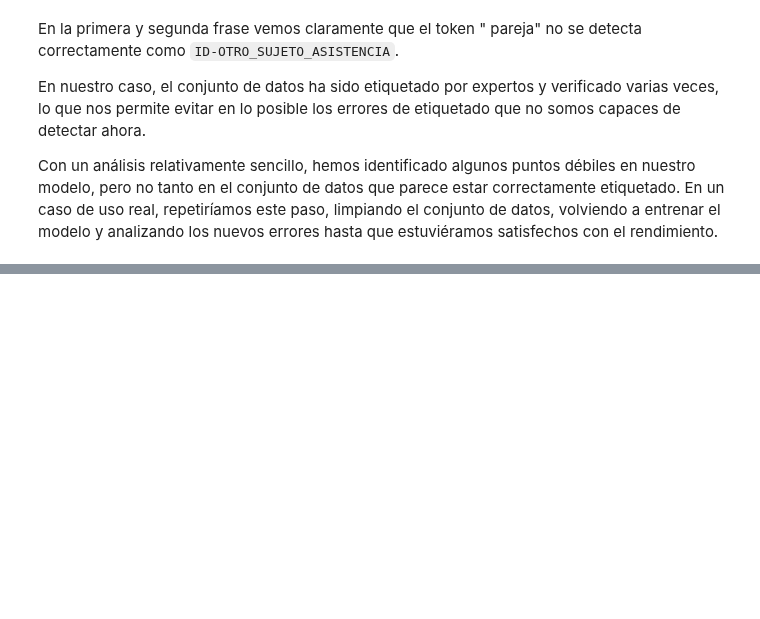
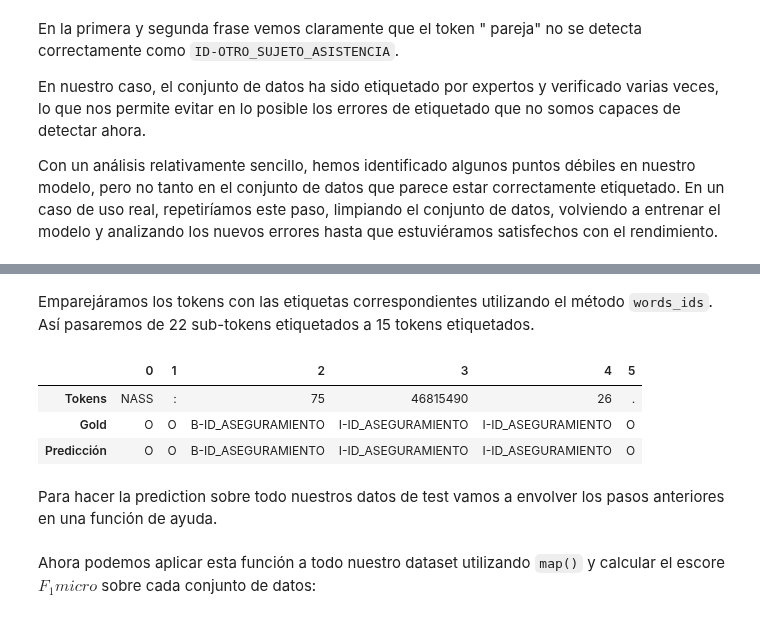
Before and after one commit to GuiGel/MedDocAn, a Jupyter notebook: cdti/meddocan/a_transformers.ipynb, the cells around one changed output, grey strips where cells are left out. Drawn from its saved outputs; the diff is of its cells as text; code cells hidden in the pictures; blank space fills up the shorter version.

```diff
--- a/cdti/meddocan/a_transformers.ipynb
+++ b/cdti/meddocan/a_transformers.ipynb
@@ -1103,0 +1154,37 @@ Con un análisis relativamente sencillo, hemos identificado algunos puntos débi
+# %% [markdown]
+Emparejáramos los tokens con las etiquetas correspondientes utilizando el método ``words_ids``. Así pasaremos de 22 sub-tokens etiquetados a 15 tokens etiquetados.
+# %%
+# Store predicted IDs into a list
+predicted_ids = []
+
+for idx, (label, prediction) in enumerate(zip([ner_tags], predictions.cpu().numpy())):
+
+    # Get words IDs in order to associate each token to it's corresponding words
+    word_ids = tokenized_inputs.word_ids(batch_index=idx)
+
+    previous_word_idx = None
+
+    # initialize the predictions
+    label_num = len(label)
+    prediction_ids = [tags.str2int("O")]*label_num
+
+    for subtoken_idx, word_idx in enumerate(word_ids):
+        if word_idx is None or word_idx == previous_word_idx:
+            pass
+        else:
+            prediction_ids[word_idx] = prediction[subtoken_idx]
+        previous_word_idx = word_idx
+    predicted_ids.append(prediction_ids)
+
+    # Decode label id to label names
+    y_pred = list(map(tags.int2str, predicted_ids))
+
+# Visualize the predictions
+pd.DataFrame([tokens, labels, y_pred[0]], index=["Tokens", "Gold", "Predicción"])
+# %% [output]
+|  | 0 | 1 | 2 | 3 | 4 | 5 |
+| Tokens | NASS | : | 75 | 46815490 | 26 | . |
+| Gold | O | O | B-ID_ASEGURAMIENTO | I-ID_ASEGURAMIENTO | I-ID_ASEGURAMIENTO | O |
+| Predicción | O | O | B-ID_ASEGURAMIENTO | I-ID_ASEGURAMIENTO | I-ID_ASEGURAMIENTO | O |
+# %% [markdown]
+Para hacer la prediction sobre todo nuestros datos de test vamos a envolver los pasos anteriores en una función de ayuda.
@@ -1103,0 +1235,2 @@ Con un análisis relativamente sencillo, hemos identificado algunos puntos débi
+# %% [markdown]
+Ahora podemos aplicar esta función a todo nuestro dataset utilizando ``map()`` y calcular el escore $F_{1} micro$ sobre cada conjunto de datos:
```
Also changed, not shown: parts of 23 cells of this notebook.
